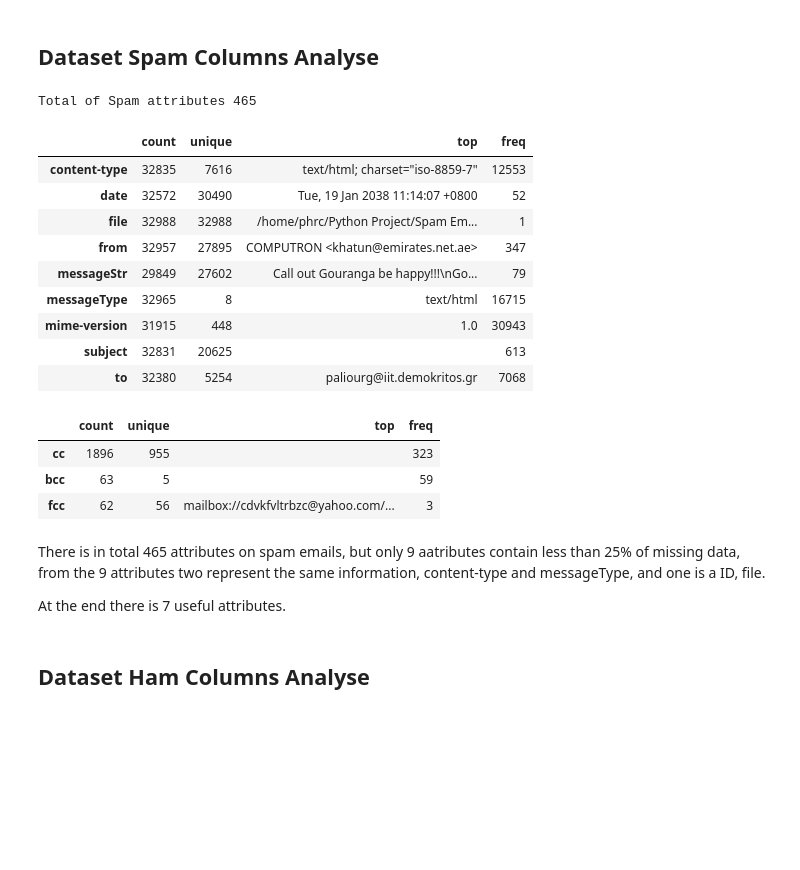
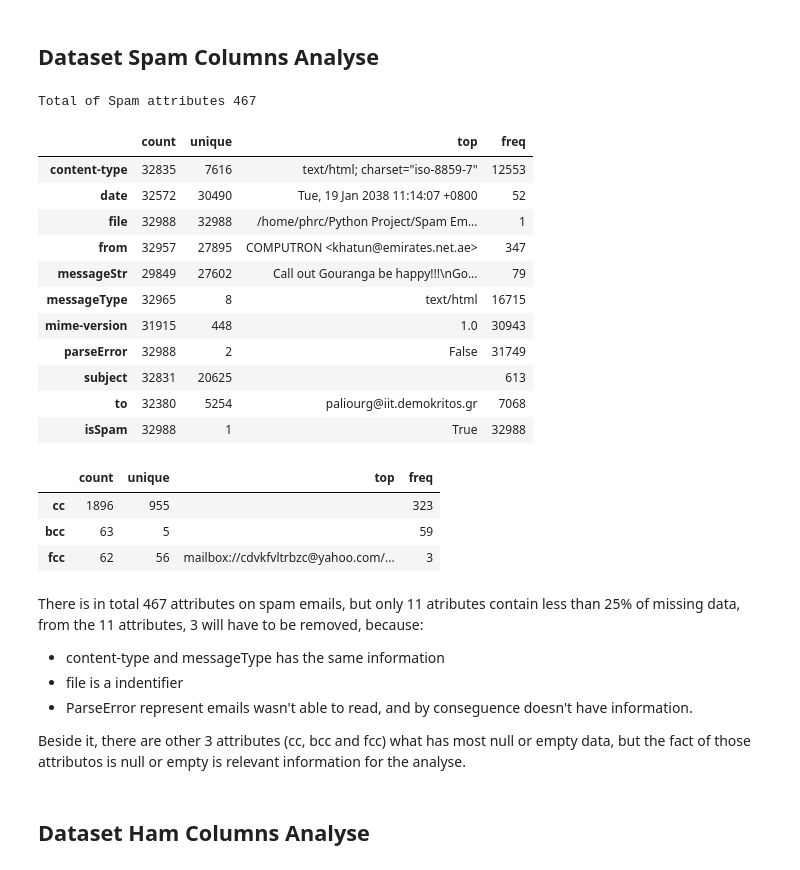
Before and after one commit to cordeiroph/SpamEmailClassifier, a Jupyter notebook: SpamEmailClassifier2.ipynb, the cells around one changed output. Saved outputs shown, nothing was run; the diff lists cells and outputs as text; code cells hidden in the pictures; blank space fills up the shorter version.

```diff
--- a/SpamEmailClassifier2.ipynb
+++ b/SpamEmailClassifier2.ipynb
@@ -287,3 +290,9 @@ dfHam = createDf(hamPath)
+# %%
+dfSpamCopy = dfSpam.copy()
+dfHamCopy = dfHam.copy()
+# %%
+dfSpam = dfSpamCopy
+dfHam = dfHamCopy
 # %% [markdown]
 # Dataset Visualisation and Preparation
 # %% [markdown]
@@ -301,22 +580,24 @@ Total emails 52076
 # %% [markdown]
 ## Dataset Spam Columns Analyse
 # %%
-dfSpamDesc = dfSpam.describe(include=['object']).T
+dfSpamDesc = dfSpam.describe().T
 print('Total of Spam attributes {}'.format(len(dfSpamDesc)))
 n = len(dfSpam) * 0.75
 dfSpamDesc[dfSpamDesc['count'] > n].head(300)
 # %% [output]
-Total of Spam attributes 465
+Total of Spam attributes 467
 |  | count | unique | top | freq |
 | content-type | 32835 | 7616 | text/html; charset="iso-8859-7" | 12553 |
 | date | 32572 | 30490 | Tue, 19 Jan 2038 11:14:07 +0800 | 52 |
 | file | 32988 | 32988 | /home/phrc/Python Project/Spam Em... | 1 |
 | from | 32957 | 27895 | COMPUTRON <khatun@emirates.net.ae> | 347 |
 | messageStr | 29849 | 27602 | Call out Gouranga be happy!!!\nGo... | 79 |
 | messageType | 32965 | 8 | text/html | 16715 |
 | mime-version | 31915 | 448 | 1.0 | 30943 |
+| parseError | 32988 | 2 | False | 31749 |
 | subject | 32831 | 20625 |  | 613 |
 | to | 32380 | 5254 | paliourg@iit.demokritos.gr | 7068 |
+| isSpam | 32988 | 1 | True | 32988 |
 # %%
 dfSpamDesc.loc[['cc', 'bcc', 'fcc']].head()
 # %% [output]
@@ -324,10 +605,14 @@ dfSpamDesc.loc[['cc', 'bcc', 'fcc']].head()
 | cc | 1896 | 955 |  | 323 |
 | bcc | 63 | 5 |  | 59 |
 | fcc | 62 | 56 | mailbox://cdvkfvltrbzc@yahoo.com/... | 3 |
-# %% [markdown]
-There is in total 465 attributes on spam emails, but only 9 aatributes contain less than 25% of missing data, from the 9 attributes two represent the same information, content-type and messageType, and one is a ID, file.
-
-At the end there is 7 useful attributes.
+# %% [markdown]
+There is in total 467 attributes on spam emails, but only 11 atributes contain less than 25% of missing data, from the 11 attributes, 3 will have to be removed, because:
+
+- content-type and messageType has the same information
+- file is a indentifier
+- ParseError represent emails wasn't able to read, and by conseguence doesn't have information.
+
+Beside it, there are other 3 attributes (cc, bcc and fcc) what has most null or empty data, but the fact of those attributos is null or empty is relevant information for the analyse.
 # %% [markdown]
 ## Dataset Ham Columns Analyse
 # %%
```
Also changed, not shown: parts of 69 cells of this notebook.
